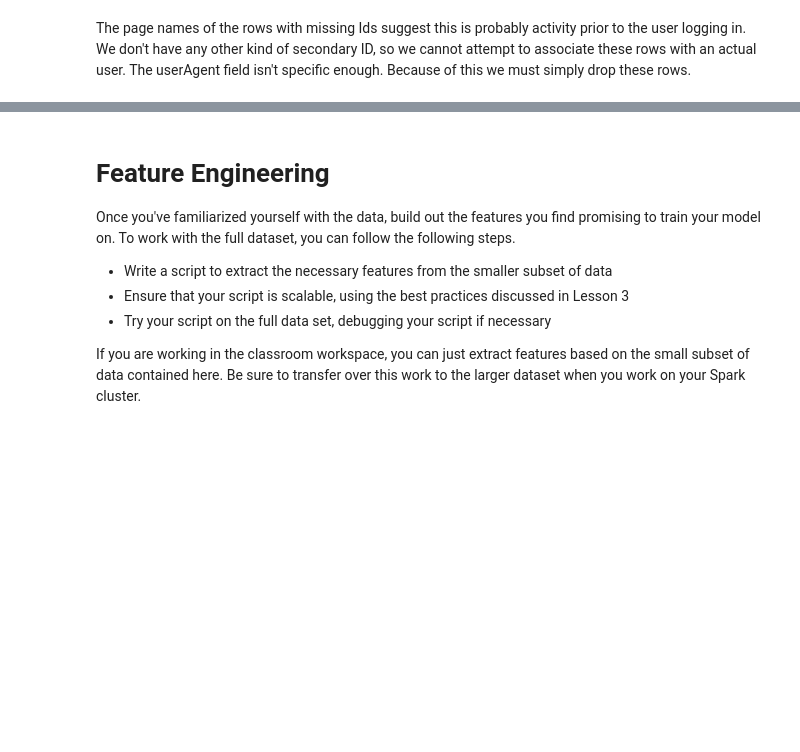
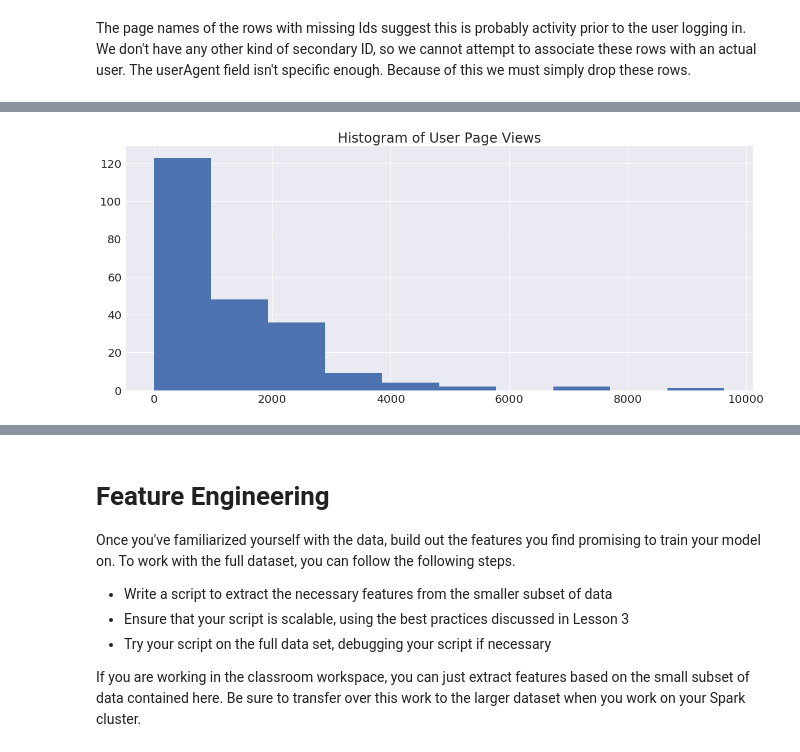
Before and after one commit to nealedenton/Udacity_Sparkify, a Jupyter notebook: Sparkify.ipynb, the cells around one changed output, grey strips where cells are left out. Drawn from its saved outputs; the diff is of its cells as text; code cells hidden in the pictures; blank space fills up the shorter version.

```diff
--- a/Sparkify.ipynb
+++ b/Sparkify.ipynb
@@ -412,0 +402,9 @@ user_page_events.toPandas().groupby("event_Cancellation_Confirmation").mean()
+# %%
+#Create histogram of page views
+fig, ax = plt.subplots(figsize = dimensions)
+
+plt.hist(users_grouped_pd['Page Views'])
+ax.set_title('Histogram of User Page Views')
+plt.show()
+# %% [output]
+[figure, added]
```
Also changed, not shown: parts of 25 cells of this notebook.
